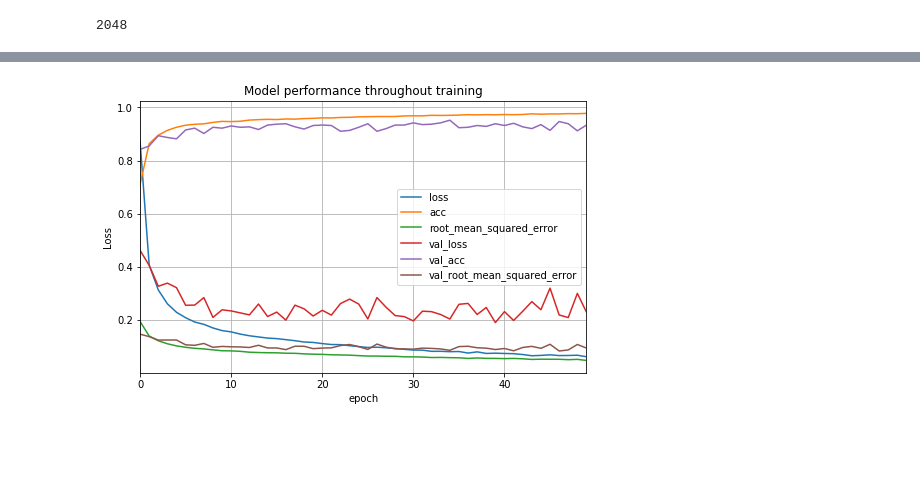
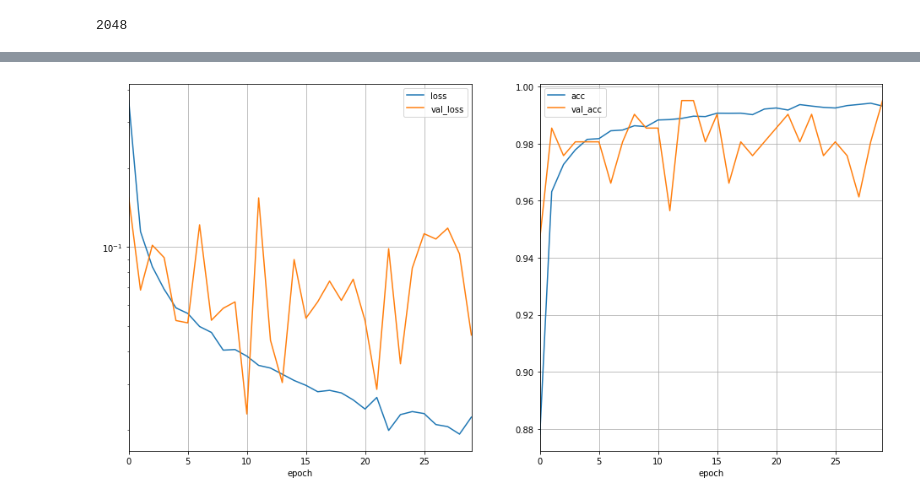
Before and after one commit to guitoo/Sign-Language-Digits, a Jupyter notebook: TransferLearning.ipynb, the cells around one changed output, grey strips where cells are left out. Saved outputs shown, nothing was run; the diff lists cells and outputs as text; code cells hidden in the pictures; blank space fills up the shorter version.

```diff
--- a/TransferLearning.ipynb
+++ b/TransferLearning.ipynb
@@ -208,13 +214,24 @@ Epoch 50/50
-# %%
-DataFrame(history.history).plot(figsize=(8, 5))#, logy=True)
-plt.grid(True)
-#plt.gca().set_ylim(0, 1)
-plt.title('Model performance throughout training')
-plt.ylabel('Loss')
-plt.xlabel('epoch')
-plt.show()
-# %% [output]
-[figure, removed]
+# %%
+def plot_history(history, metrics=['loss'], val=False, shape=None, logy=False):
+    if not isinstance(logy, list):
+        logy = [logy] * len(metrics)
+    df = DataFrame(history.history)
+    if shape is None:
+        shape = (1,len(metrics))
+    for i, metric in enumerate(metrics):
+        cols = [metric]
+        if val:
+            cols.append('val_' + metric)
+        ax = plt.subplot(shape[0],shape[1],i+1)
+        df[cols].plot(ax=ax, logy=logy[i])
+        plt.grid(True)
+        plt.xlabel('epoch')
+    plt.show()
+# %%
+fig = plt.figure(figsize=(16, 8))
+plot_history(history, metrics=['loss','acc'], val=True, logy=[True,False])
+# %% [output]
+[figure, added]
 # %%
 y_pred = top_model.predict(features_valid)
 # %%
```
Also changed, not shown: parts of 14 cells of this notebook, 3 other files.
